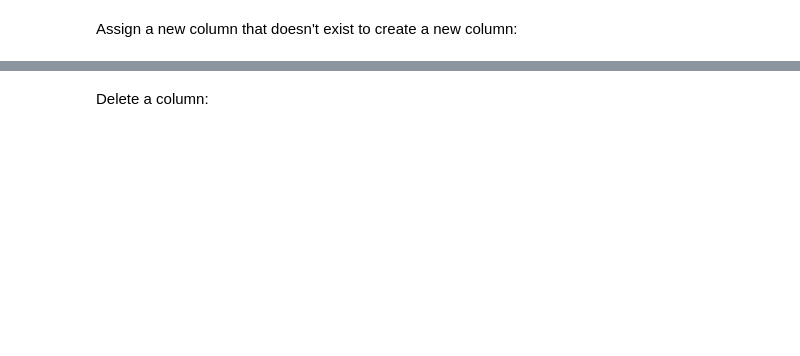
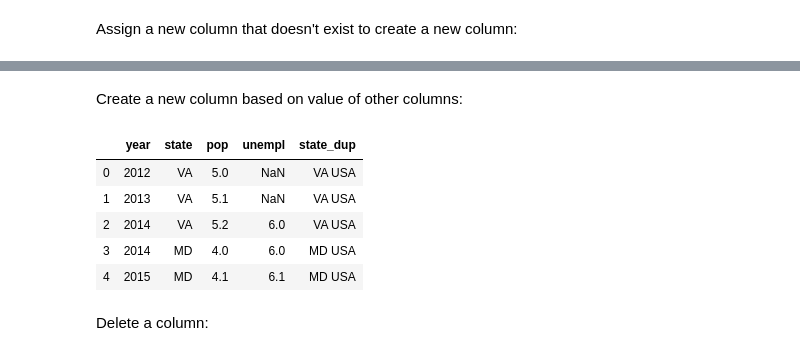
Before and after one commit to gaoshangdeakin/SIT384-Jupyter, a Jupyter notebook: SIT384P03B-Pandas.ipynb, the cells around one changed output, grey strips where cells are left out. Saved outputs shown, nothing was run; the diff lists cells and outputs as text; code cells hidden in the pictures; blank space fills up the shorter version.

```diff
--- a/SIT384P03B-Pandas.ipynb
+++ b/SIT384P03B-Pandas.ipynb
@@ -191,3 +379,15 @@ df_3
+# %% [markdown]
+Create a new column based on value of other columns:
+# %%
+df_3['state_dup'] = df_3['state'] + " USA"
+df_3
+# %% [output]
+|  | year | state | pop | unempl | state_dup |
+| 0 | 2012 | VA | 5.0 | NaN | VA USA |
+| 1 | 2013 | VA | 5.1 | NaN | VA USA |
+| 2 | 2014 | VA | 5.2 | 6.0 | VA USA |
+| 3 | 2014 | MD | 4.0 | 6.0 | MD USA |
+| 4 | 2015 | MD | 4.1 | 6.1 | MD USA |
 # %% [markdown]
 Delete a column:
 # %%
```
Also changed, not shown: parts of 124 cells of this notebook, 1 other file.
